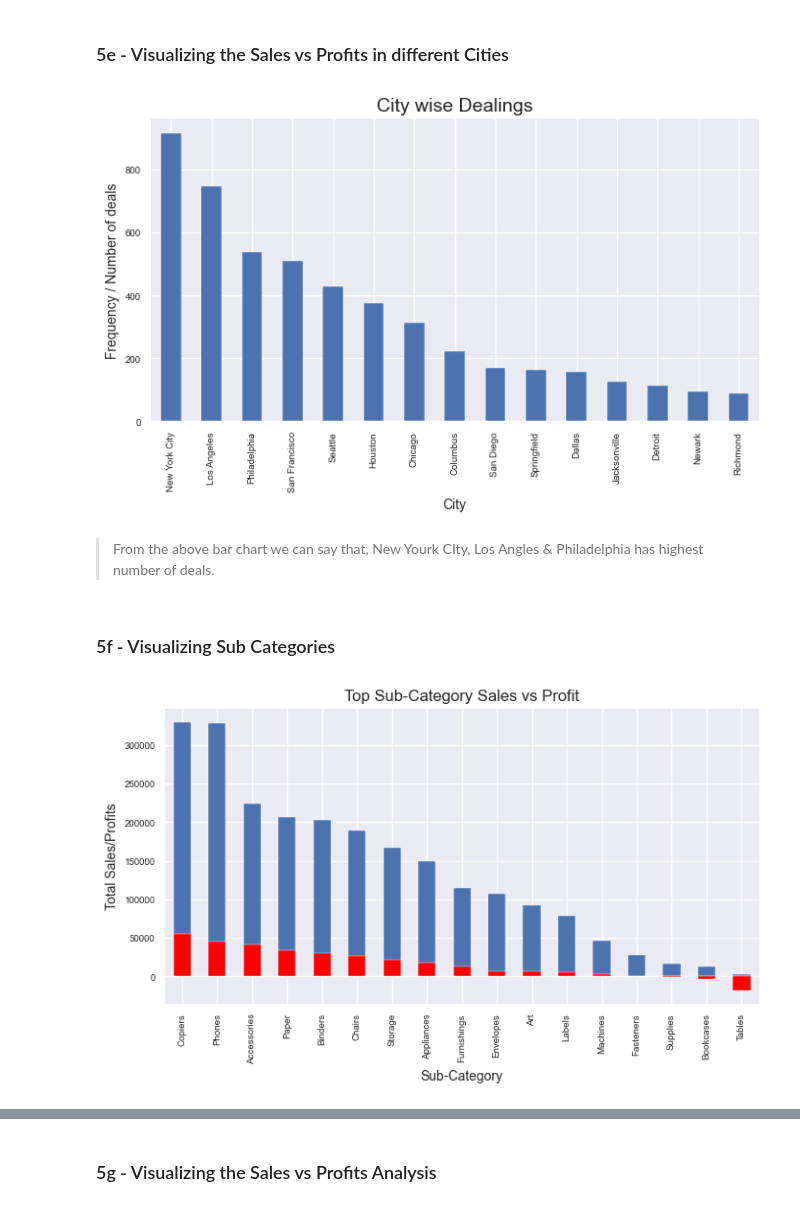
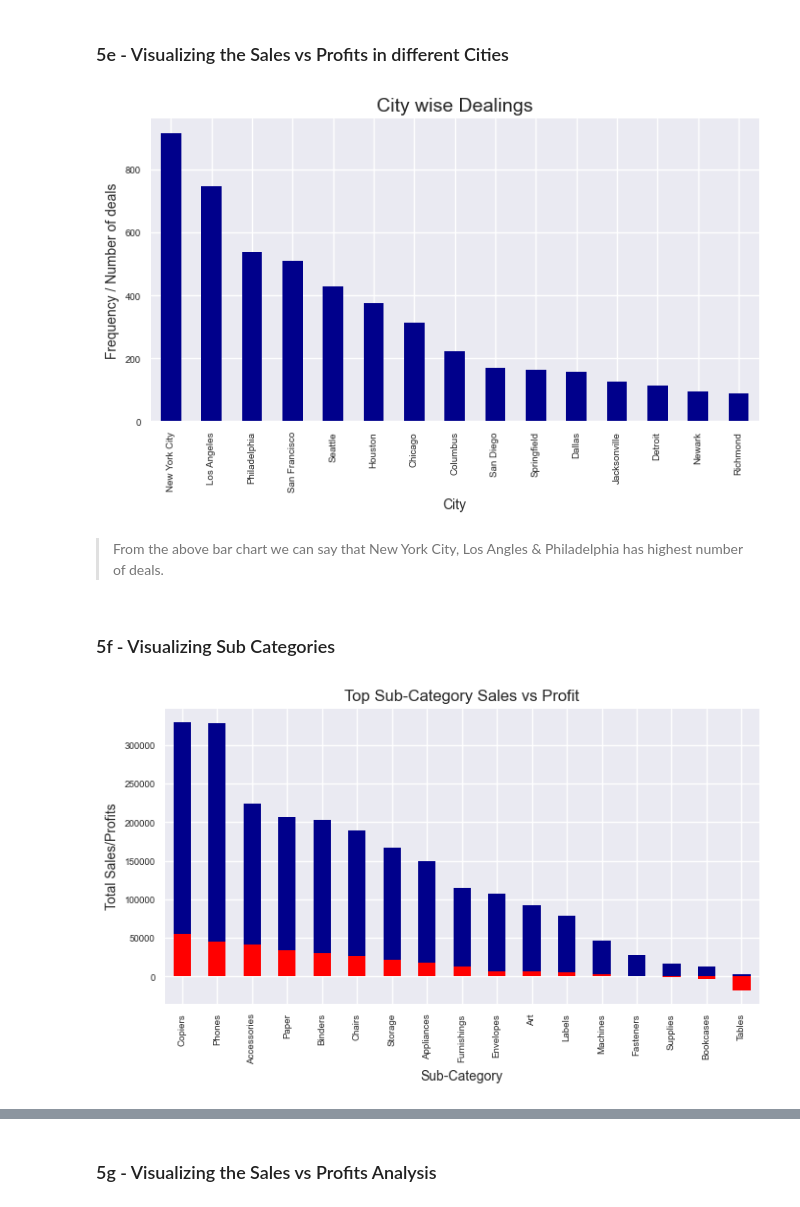
Before and after one commit to PranshuSingh256/Sparks-Foundation-Tasks, a Jupyter notebook: T3 Retail.ipynb, the cells around one changed output, grey strips where cells are left out. Saved outputs shown, nothing was run; the diff lists cells and outputs as text; code cells hidden in the pictures.

```diff
--- a/T3 Retail.ipynb
+++ b/T3 Retail.ipynb
@@ -295,26 +294,26 @@ plt.show()
 ### 5e - Visualizing the Sales vs Profits in different Cities
 # %%
 df2=store_data['City'].value_counts().head(15)
-df2.plot(kind='bar',figsize=(8,4), fontsize=7)
+df2.plot(kind='bar',figsize=(8,4), fontsize=7, color='darkblue')
 plt.ylabel('Frequency / Number of deals', fontsize=10)
 plt.xlabel('City', fontsize=10)
 plt.title('City wise Dealings',fontsize=14)
 plt.show()
 # %% [output]
-[figure, old version]
+[figure, new version]
 # %% [markdown]
-> From the above bar chart we can say that, New Yourk CIty, Los Angles & Philadelphia has highest number of deals.
+> From the above bar chart we can say that New York City, Los Angles & Philadelphia has highest number of deals.
 # %% [markdown]
 ### 5f - Visualizing Sub Categories
 # %%
-top_subcategory_s = store_data.groupby("Sub-Category").Sales.sum().nlargest(n = 100)
-top_subcategory_p = store_data.groupby("Sub-Category").Profit.sum().nlargest(n = 100)
+sc_s = store_data.groupby("Sub-Category").Sales.sum().nlargest(n = 100)
+sc_p = store_data.groupby("Sub-Category").Profit.sum().nlargest(n = 100)
 plt.style.use('seaborn')
-top_subcategory_s.plot(kind = 'bar',figsize = (8,4),fontsize = 7)
-top_subcategory_p.plot(kind = 'bar',figsize = (8,4),fontsize = 7, color = 'red')
+sc_s.plot(kind='bar',figsize=(8,4),fontsize=7, color='darkblue')
+sc_p.plot(kind='bar',figsize=(8,4),fontsize=7, color='red')
 plt.xlabel('Sub-Category',fontsize = 10)
 plt.ylabel('Total Sales/Profits',fontsize = 10)
 plt.title("Top Sub-Category Sales vs Profit",fontsize = 12)
 plt.show()
 # %% [output]
-[figure, old version]
+[figure, new version]
```
Also changed, not shown: parts of 9 cells of this notebook.
